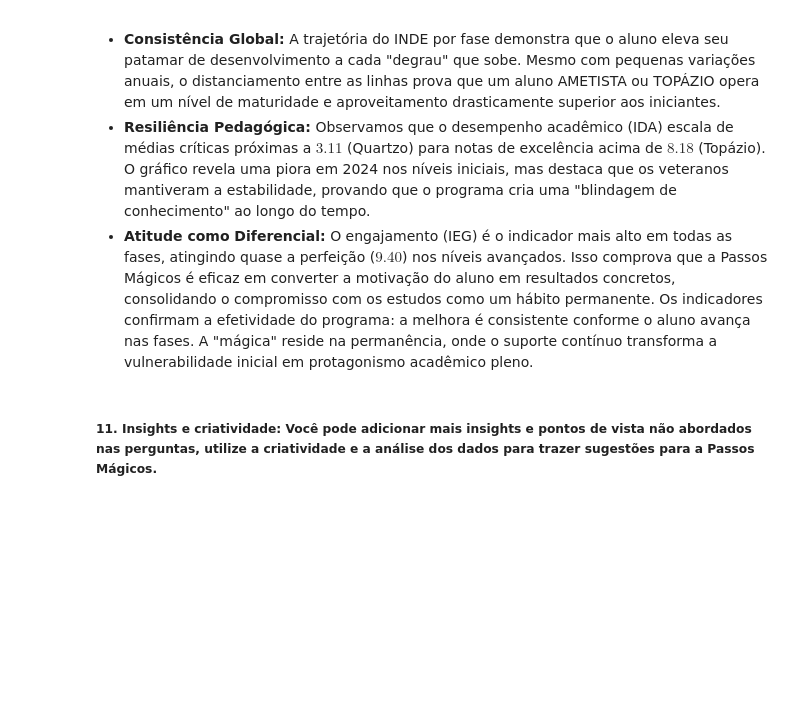
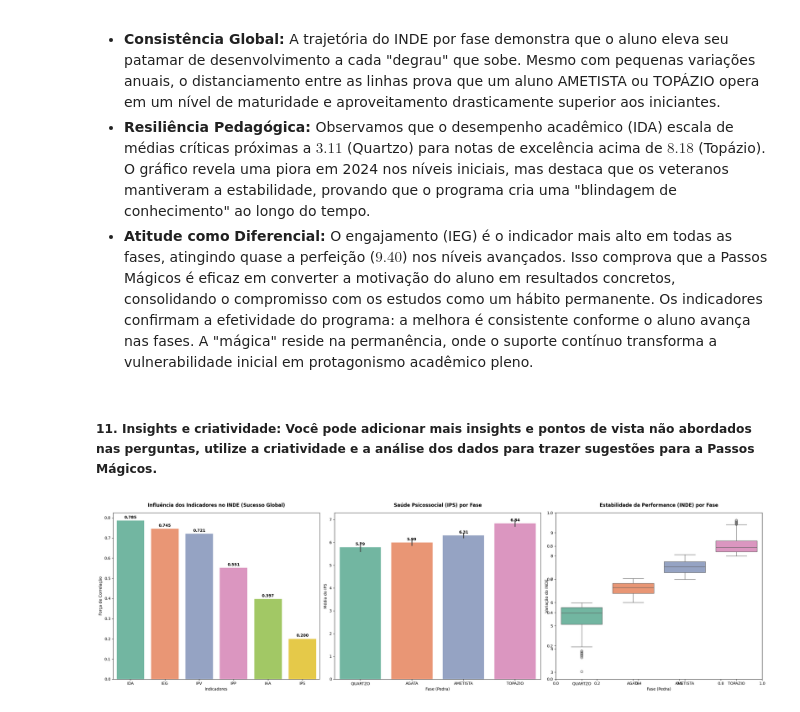
Before and after one commit to geoferreira1/fiap_tech_challenge_fase_5, a Jupyter notebook: fiap_tech_challenge_fase_5.ipynb, the cells around one changed output. Cells and saved outputs as stored; diff of their text form; code cells hidden in the pictures; blank space fills up the shorter version.

Commit message:
Adiciona insights

```diff
--- a/fiap_tech_challenge_fase_5.ipynb
+++ b/fiap_tech_challenge_fase_5.ipynb
@@ -1393,3 +1345,53 @@ A análise destes três gráficos prova que a transformação não ocorre por ac
 Os indicadores confirmam a efetividade do programa: a melhora é consistente conforme o aluno avança nas fases. A "mágica" reside na permanência, onde o suporte contínuo transforma a vulnerabilidade inicial em protagonismo acadêmico pleno.
 # %% [markdown]
 ##### 11. Insights e criatividade: Você pode adicionar mais insights e pontos de vista não abordados nas perguntas, utilize a criatividade e a análise dos dados para trazer sugestões para a Passos Mágicos.
+# %%
+# 1. Preparação: Selecionamos os indicadores para cruzamento de dados e auditoria estratégica
+indicadores = ['IDA', 'IEG', 'IAA', 'IPS', 'IPP', 'IPV'] # Frentes que compõem o desenvolvimento integral do aluno
+ordem_pedras = ['QUARTZO', 'AGATA', 'AMETISTA', 'TOPAZIO'] # Ordem oficial de evolução dos alunos
+df_ins = df_unificado.dropna(subset=indicadores + ['PEDRA', 'ANO']).copy() # Limpeza para garantir que a análise reflita alunos com ciclo completo
+
+# 2. Processamento de Insights: Calculamos correlações e hiatos de aprendizado
+# Identificamos quais frentes mais impactam a nota final (INDE) para priorização de recursos
+correl_inde = df_ins[indicadores + ['INDE']].corr()['INDE'].drop(['INDE']).sort_values(ascending=False) # Ranking de influência no sucesso global
+df_ins['Gap_Potencial'] = df_ins['IPP'] - df_ins['IDA'] # Calcula a diferença entre a capacidade cognitiva (IPP) e a nota real (IDA)
+gap_potencial = df_ins.groupby('PEDRA')['Gap_Potencial'].mean().reindex(ordem_pedras).reset_index() # Mapeia o "talento desperdiçado" por fase
+
+# 3. Início da Figura: Criamos uma área para 3 gráficos de barras focados em diagnóstico estratégico
+fig, axes = plt.subplots(1, 3, figsize=(24, 7)) # Inicializa a moldura para os novos insights de gestão pedagógica
+
+# --- GRÁFICO 1: AS ÂNCORAS DO INDE (Barplot) ---
+# Mostra quais indicadores são os "motores" que mais elevam a nota global do aluno
+ax0 = sns.barplot(x=correl_inde.index, y=correl_inde.values, palette='Set2', ax=axes[0]) # Desenha o ranking de impacto no INDE
+for container in ax0.containers: # Itera sobre as barras de influência
+    ax0.bar_label(container, fmt='%.3f', padding=3, fontweight='bold') # Adiciona o coeficiente de impacto exato acima de cada indicador
+axes[0].set_title('Influência dos Indicadores no INDE (Sucesso Global)', fontweight='bold', pad=15) # Define o título de priorização estratégica
+axes[0].set_xlabel('Indicadores') # Define o rótulo do eixo horizontal
+axes[0].set_ylabel('Força de Correlação') # Define o rótulo do eixo vertical
+axes[0].grid(False) # Mantém o padrão visual limpo
+for patch in ax0.patches: patch.set_edgecolor('none') # Remove contornos das barras
+
+# --- GRÁFICO 2: O "VALE EMOCIONAL" (Barplot) ---
+# Monitora a saúde psicossocial (IPS) por fase para identificar onde o aluno se sente mais vulnerável
+ax1 = sns.barplot(data=df_ins, x='PEDRA', y='IPS', palette='Set2', ax=axes[1], order=ordem_pedras) # Desenha a média emocional por nível de maturidade
+for container in ax1.containers: # Itera sobre as barras de estabilidade emocional
+    ax1.bar_label(container, fmt='%.2f', padding=3, fontweight='bold') # Registra a média de bem-estar em cada etapa da jornada
+axes[1].set_title('Saúde Psicossocial (IPS) por Fase', fontweight='bold', pad=15) # Define o título focado em retenção e bem-estar
+axes[1].set_xlabel('Fase (Pedra)') # Define o rótulo do eixo horizontal
+axes[1].set_ylabel('Média do IPS') # Define o rótulo do eixo vertical
+axes[1].grid(False) # Mantém o padrão visual limpo
+for patch in ax1.patches: patch.set_edgecolor('none') # Remove contornos das barras
+
+# --- GRÁFICO 3: CONSISTÊNCIA DE APRENDIZADO (Boxplot) ---
+# Mostra se as notas são estáveis ou se há muita variação (incerteza) em cada fase
+ax3 = fig.add_subplot(133) # Define o terceiro espaço para a análise de dispersão
+sns.boxplot(data=df_ins, x='PEDRA', y='INDE', palette='Set2', ax=ax3, order=ordem_pedras) # Desenha os boxes de distribuição
+ax3.set_title('Estabilidade da Performance (INDE) por Fase', fontweight='bold', pad=15) # Define o título sobre a consistência das notas
+ax3.set_xlabel('Fase (Pedra)') # Define o rótulo do eixo horizontal
+ax3.set_ylabel('Variação do INDE') # Define o rótulo do eixo vertical
+
+# 4. FINALIZAÇÃO DO LAYOUT
+plt.tight_layout() # Ajusta as margens para garantir que os insights estratégicos estejam perfeitamente legíveis
+plt.show() # Renderiza os indicadores de suporte à decisão pedagógica
+# %% [output]
+[figure, added]
```
Also changed, not shown: parts of 4 cells of this notebook.
